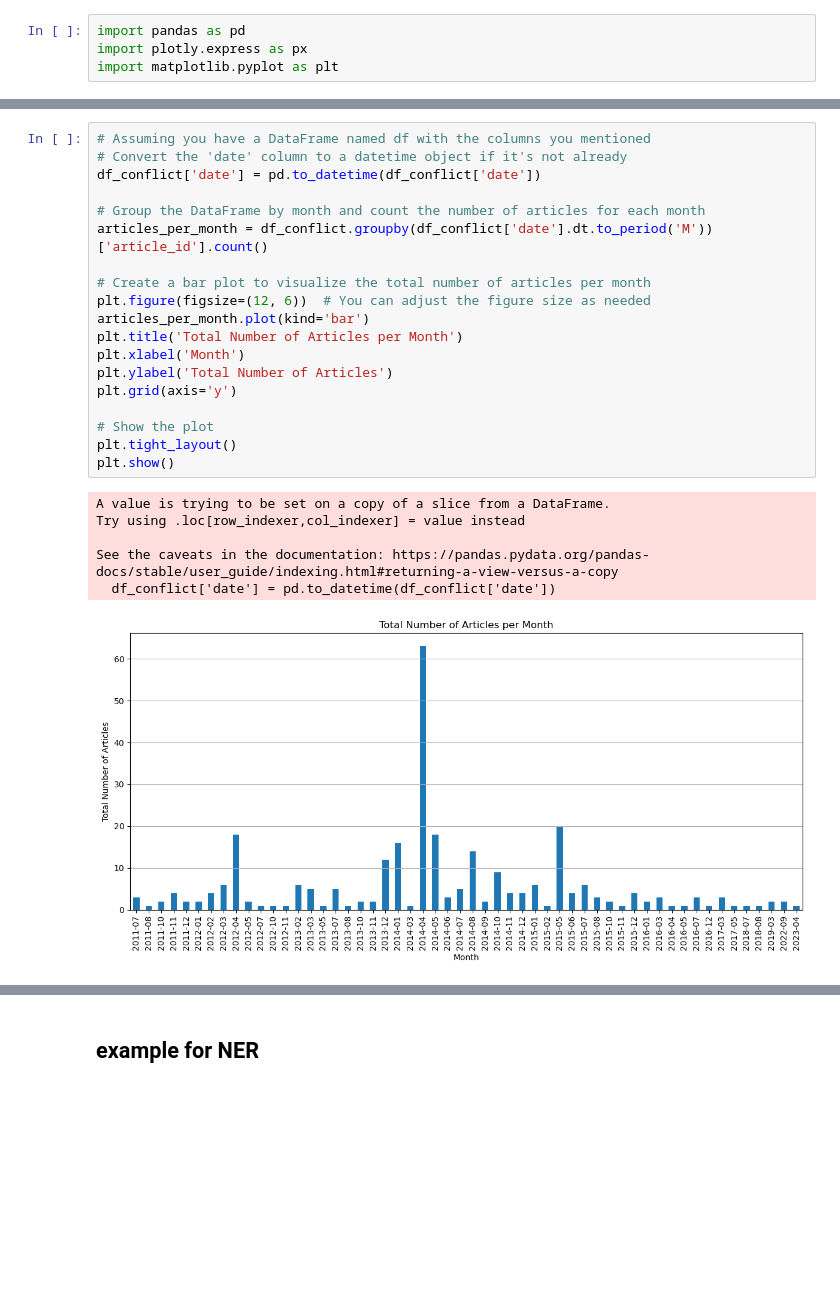
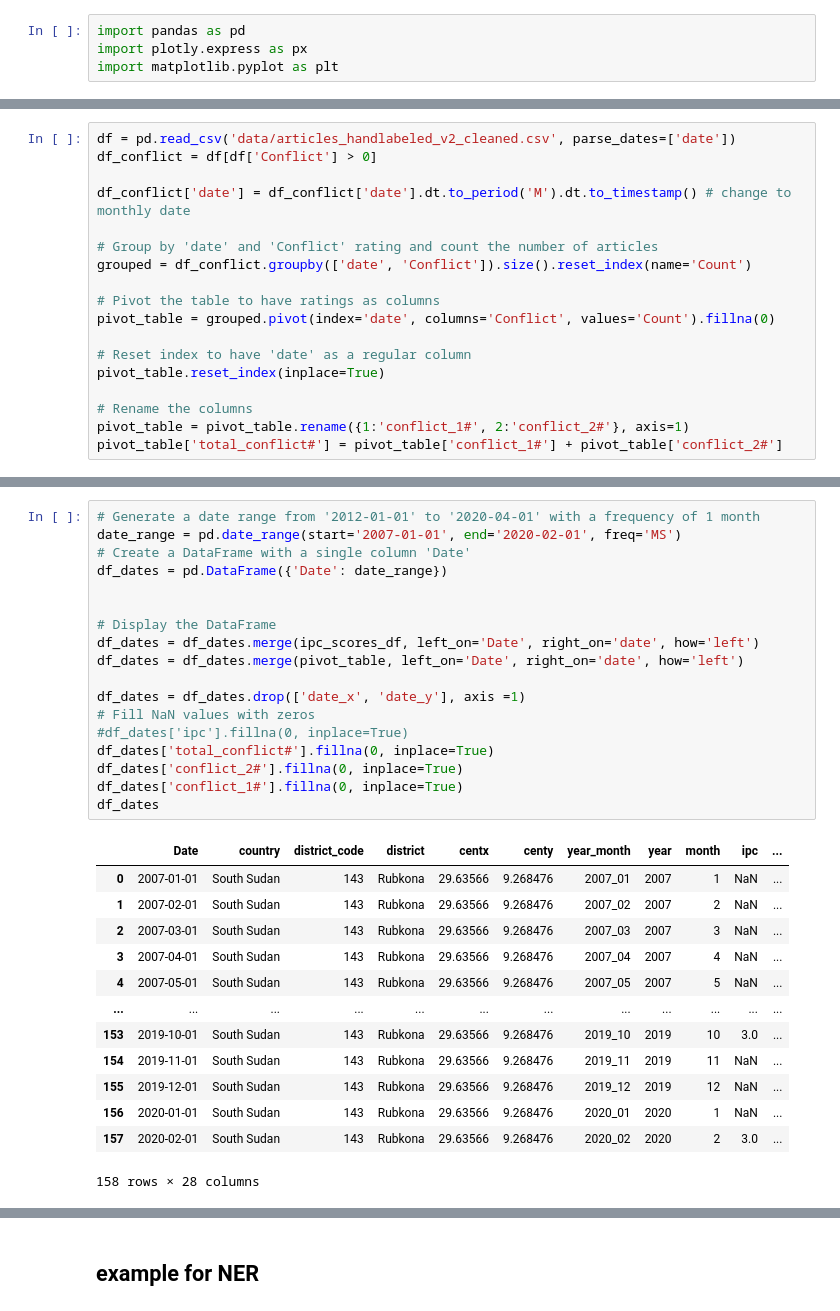
Before and after one commit to Joeryy/JBG060-DC3-23-24-group-2, a Jupyter notebook: named_entity_recognition.ipynb, the cells around one changed output, grey strips where cells are left out. Saved outputs shown, nothing was run; the diff lists cells and outputs as text; blank space fills up the shorter version.

```diff
--- a/named_entity_recognition.ipynb
+++ b/named_entity_recognition.ipynb
@@ -184,0 +182,18 @@ df_conflict = df[df['Conflict'] > 0]
+# %%
+df = pd.read_csv('data/articles_handlabeled_v2_cleaned.csv', parse_dates=['date'])
+df_conflict = df[df['Conflict'] > 0]
+
+df_conflict['date'] = df_conflict['date'].dt.to_period('M').dt.to_timestamp() # change to monthly date
+
+# Group by 'date' and 'Conflict' rating and count the number of articles
+grouped = df_conflict.groupby(['date', 'Conflict']).size().reset_index(name='Count')
+
+# Pivot the table to have ratings as columns
+pivot_table = grouped.pivot(index='date', columns='Conflict', values='Count').fillna(0)
+
+# Reset index to have 'date' as a regular column
+pivot_table.reset_index(inplace=True)
+
+# Rename the columns
+pivot_table = pivot_table.rename({1:'conflict_1#', 2:'conflict_2#'}, axis=1)
+pivot_table['total_conflict#'] = pivot_table['conflict_1#'] + pivot_table['conflict_2#']
@@ -210,26 +215,32 @@ plt.show()
-# %%
-# Assuming you have a DataFrame named df with the columns you mentioned
-# Convert the 'date' column to a datetime object if it's not already
-df_conflict['date'] = pd.to_datetime(df_conflict['date'])
-
-# Group the DataFrame by month and count the number of articles for each month
-articles_per_month = df_conflict.groupby(df_conflict['date'].dt.to_period('M'))['article_id'].count()
-
-# Create a bar plot to visualize the total number of articles per month
-plt.figure(figsize=(12, 6))  # You can adjust the figure size as needed
-articles_per_month.plot(kind='bar')
-plt.title('Total Number of Articles per Month')
-plt.xlabel('Month')
-plt.ylabel('Total Number of Articles')
-plt.grid(axis='y')
-
-# Show the plot
-plt.tight_layout()
-plt.show()
-# %% [output]
-A value is trying to be set on a copy of a slice from a DataFrame.
-Try using .loc[row_indexer,col_indexer] = value instead
-
-See the caveats in the documentation: https://pandas.pydata.org/pandas-docs/stable/user_guide/indexing.html#returning-a-view-versus-a-copy
-  df_conflict['date'] = pd.to_datetime(df_conflict['date'])
-[figure, removed]
+# %%
+# Generate a date range from '2012-01-01' to '2020-04-01' with a frequency of 1 month
+date_range = pd.date_range(start='2007-01-01', end='2020-02-01', freq='MS')
+# Create a DataFrame with a single column 'Date'
+df_dates = pd.DataFrame({'Date': date_range})
+
+
+# Display the DataFrame
+df_dates = df_dates.merge(ipc_scores_df, left_on='Date', right_on='date', how='left')
+df_dates = df_dates.merge(pivot_table, left_on='Date', right_on='date', how='left')
+
+df_dates = df_dates.drop(['date_x', 'date_y'], axis =1)
+# Fill NaN values with zeros
+#df_dates['ipc'].fillna(0, inplace=True)
+df_dates['total_conflict#'].fillna(0, inplace=True)
+df_dates['conflict_2#'].fillna(0, inplace=True)
+df_dates['conflict_1#'].fillna(0, inplace=True)
+df_dates
+# %% [output]
+|  | Date | country | district_code | district | centx | centy | year_month | year | month | ipc | ... |
+| 0 | 2007-01-01 | South Sudan | 143 | Rubkona | 29.63566 | 9.268476 | 2007_01 | 2007 | 1 | NaN | ... |
+| 1 | 2007-02-01 | South Sudan | 143 | Rubkona | 29.63566 | 9.268476 | 2007_02 | 2007 | 2 | NaN | ... |
+| 2 | 2007-03-01 | South Sudan | 143 | Rubkona | 29.63566 | 9.268476 | 2007_03 | 2007 | 3 | NaN | ... |
+| 3 | 2007-04-01 | South Sudan | 143 | Rubkona | 29.63566 | 9.268476 | 2007_04 | 2007 | 4 | NaN | ... |
+| 4 | 2007-05-01 | South Sudan | 143 | Rubkona | 29.63566 | 9.268476 | 2007_05 | 2007 | 5 | NaN | ... |
+| ... | ... | ... | ... | ... | ... | ... | ... | ... | ... | ... | ... |
+| 153 | 2019-10-01 | South Sudan | 143 | Rubkona | 29.63566 | 9.268476 | 2019_10 | 2019 | 10 | 3.0 | ... |
+| 154 | 2019-11-01 | South Sudan | 143 | Rubkona | 29.63566 | 9.268476 | 2019_11 | 2019 | 11 | NaN | ... |
+| 155 | 2019-12-01 | South Sudan | 143 | Rubkona | 29.63566 | 9.268476 | 2019_12 | 2019 | 12 | NaN | ... |
+| 156 | 2020-01-01 | South Sudan | 143 | Rubkona | 29.63566 | 9.268476 | 2020_01 | 2020 | 1 | NaN | ... |
+| 157 | 2020-02-01 | South Sudan | 143 | Rubkona | 29.63566 | 9.268476 | 2020_02 | 2020 | 2 | 3.0 | ... |
+158 rows × 28 columns
```
Also changed, not shown: parts of 7 cells of this notebook, 2 other files.
